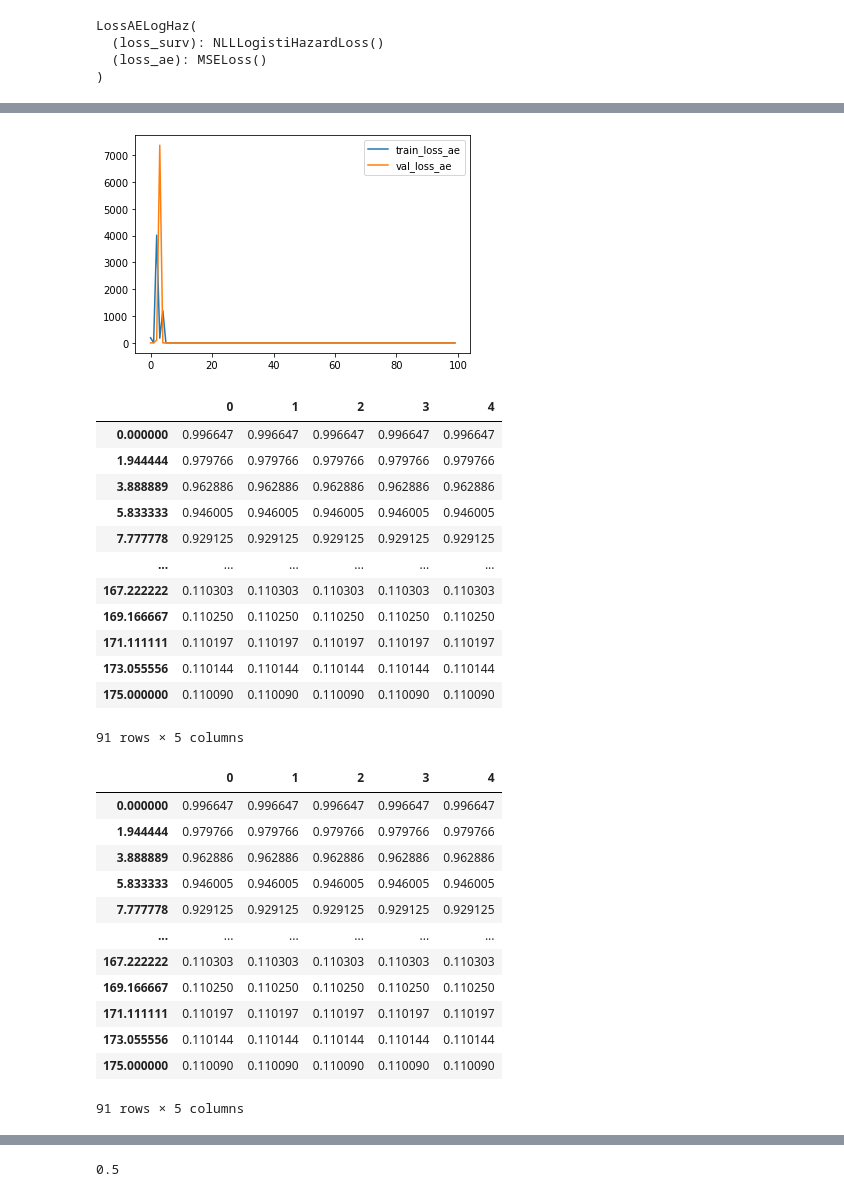
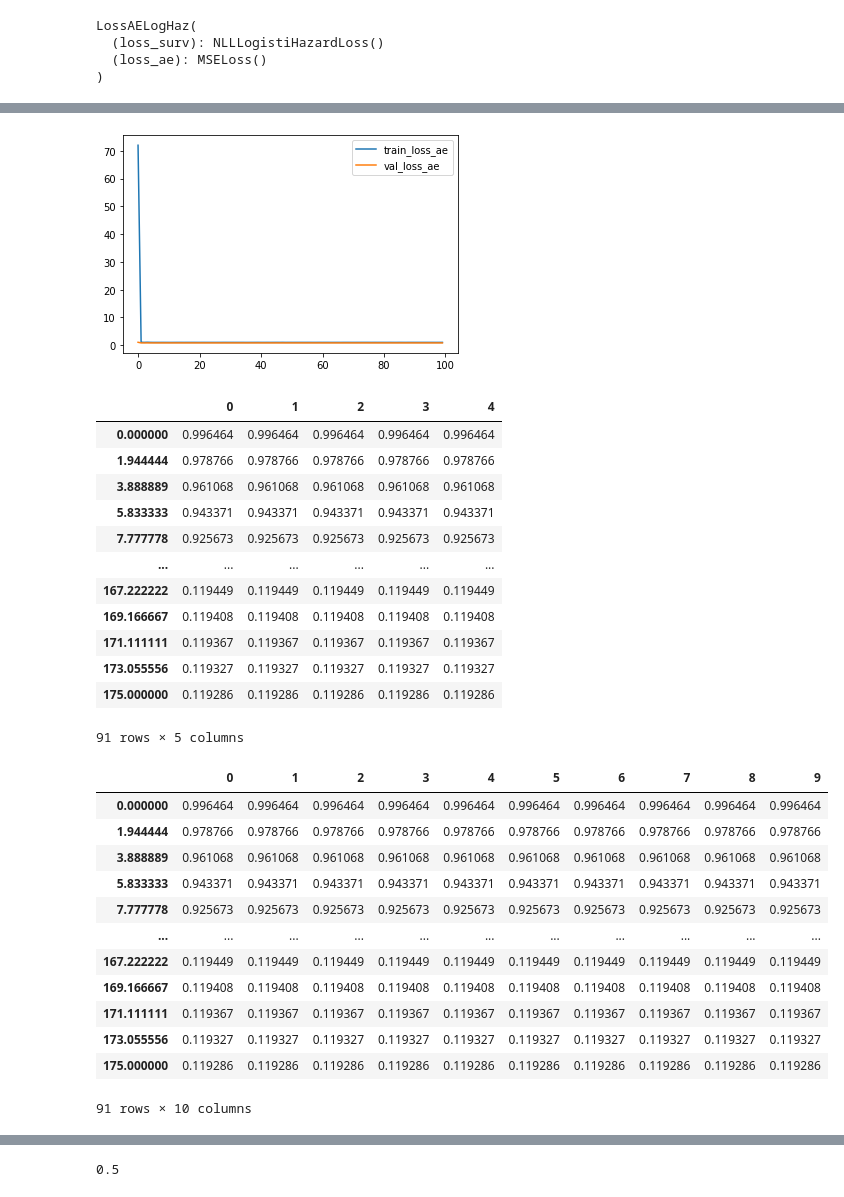
Before and after one commit to chunjie-sam-liu/Deeplatelet, a Jupyter notebook: analysis/08_AESurv.ipynb, the cells around one changed output, grey strips where cells are left out. Cells and saved outputs as stored; diff of their text form; code cells hidden in the pictures.

```diff
--- a/analysis/08_AESurv.ipynb
+++ b/analysis/08_AESurv.ipynb
@@ -157,7 +157,7 @@ drive.mount('/content/drive')
 # %% [output]
 Mounted at /content/drive
 # %%
-filepath="/content/drive/MyDrive/colab-data/total416.os.se.norm.feather"
+filepath="/content/drive/MyDrive/colab-data/total416.os.se.norm.coxph.feather"
 # %%
 # load data
 df_train, df_val, df_test1, df_test2 = load_data(filepath)
@@ -303,7 +303,7 @@ _ = res[['train_loss_surv', 'val_loss_surv']].plot()
 # %%
 _ = res[['train_loss_ae', 'val_loss_ae']].plot()
 # %% [output]
-[figure, old version]
+[figure, new version]
 # %%
 surv1 = model.interpolate(10).predict_surv_df(x_test1)
 surv2 = model.interpolate(10).predict_surv_df(x_test2)
@@ -311,34 +311,34 @@ surv2 = model.interpolate(10).predict_surv_df(x_test2)
 surv1.iloc[:, :5]
 # %% [output]
 |  | 0 | 1 | 2 | 3 | 4 |
-| 0.000000 | 0.996647 | 0.996647 | 0.996647 | 0.996647 | 0.996647 |
-| 1.944444 | 0.979766 | 0.979766 | 0.979766 | 0.979766 | 0.979766 |
-| 3.888889 | 0.962886 | 0.962886 | 0.962886 | 0.962886 | 0.962886 |
-| 5.833333 | 0.946005 | 0.946005 | 0.946005 | 0.946005 | 0.946005 |
-| 7.777778 | 0.929125 | 0.929125 | 0.929125 | 0.929125 | 0.929125 |
+| 0.000000 | 0.996464 | 0.996464 | 0.996464 | 0.996464 | 0.996464 |
+| 1.944444 | 0.978766 | 0.978766 | 0.978766 | 0.978766 | 0.978766 |
+| 3.888889 | 0.961068 | 0.961068 | 0.961068 | 0.961068 | 0.961068 |
+| 5.833333 | 0.943371 | 0.943371 | 0.943371 | 0.943371 | 0.943371 |
+| 7.777778 | 0.925673 | 0.925673 | 0.925673 | 0.925673 | 0.925673 |
 | ... | ... | ... | ... | ... | ... |
-| 167.222222 | 0.110303 | 0.110303 | 0.110303 | 0.110303 | 0.110303 |
-| 169.166667 | 0.110250 | 0.110250 | 0.110250 | 0.110250 | 0.110250 |
-| 171.111111 | 0.110197 | 0.110197 | 0.110197 | 0.110197 | 0.110197 |
-| 173.055556 | 0.110144 | 0.110144 | 0.110144 | 0.110144 | 0.110144 |
-| 175.000000 | 0.110090 | 0.110090 | 0.110090 | 0.110090 | 0.110090 |
+| 167.222222 | 0.119449 | 0.119449 | 0.119449 | 0.119449 | 0.119449 |
+| 169.166667 | 0.119408 | 0.119408 | 0.119408 | 0.119408 | 0.119408 |
+| 171.111111 | 0.119367 | 0.119367 | 0.119367 | 0.119367 | 0.119367 |
+| 173.055556 | 0.119327 | 0.119327 | 0.119327 | 0.119327 | 0.119327 |
+| 175.000000 | 0.119286 | 0.119286 | 0.119286 | 0.119286 | 0.119286 |
 91 rows × 5 columns
 # %%
-surv2.iloc[:, :5]
+surv2.iloc[:, :10]
 # %% [output]
-|  | 0 | 1 | 2 | 3 | 4 |
-| 0.000000 | 0.996647 | 0.996647 | 0.996647 | 0.996647 | 0.996647 |
-| 1.944444 | 0.979766 | 0.979766 | 0.979766 | 0.979766 | 0.979766 |
-| 3.888889 | 0.962886 | 0.962886 | 0.962886 | 0.962886 | 0.962886 |
-| 5.833333 | 0.946005 | 0.946005 | 0.946005 | 0.946005 | 0.946005 |
-| 7.777778 | 0.929125 | 0.929125 | 0.929125 | 0.929125 | 0.929125 |
-| ... | ... | ... | ... | ... | ... |
-| 167.222222 | 0.110303 | 0.110303 | 0.110303 | 0.110303 | 0.110303 |
-| 169.166667 | 0.110250 | 0.110250 | 0.110250 | 0.110250 | 0.110250 |
-| 171.111111 | 0.110197 | 0.110197 | 0.110197 | 0.110197 | 0.110197 |
-| 173.055556 | 0.110144 | 0.110144 | 0.110144 | 0.110144 | 0.110144 |
-| 175.000000 | 0.110090 | 0.110090 | 0.110090 | 0.110090 | 0.110090 |
+|  | 0 | 1 | 2 | 3 | 4 | 5 | 6 | 7 | 8 | 9 |
+| 0.000000 | 0.996464 | 0.996464 | 0.996464 | 0.996464 | 0.996464 | 0.996464 | 0.996464 | 0.996464 | 0.996464 | 0.996464 |
+| 1.944444 | 0.978766 | 0.978766 | 0.978766 | 0.978766 | 0.978766 | 0.978766 | 0.978766 | 0.978766 | 0.978766 | 0.978766 |
+| 3.888889 | 0.961068 | 0.961068 | 0.961068 | 0.961068 | 0.961068 | 0.961068 | 0.961068 | 0.961068 | 0.961068 | 0.961068 |
+| 5.833333 | 0.943371 | 0.943371 | 0.943371 | 0.943371 | 0.943371 | 0.943371 | 0.943371 | 0.943371 | 0.943371 | 0.943371 |
+| 7.777778 | 0.925673 | 0.925673 | 0.925673 | 0.925673 | 0.925673 | 0.925673 | 0.925673 | 0.925673 | 0.925673 | 0.925673 |
+| ... | ... | ... | ... | ... | ... | ... | ... | ... | ... | ... |
+| 167.222222 | 0.119449 | 0.119449 | 0.119449 | 0.119449 | 0.119449 | 0.119449 | 0.119449 | 0.119449 | 0.119449 | 0.119449 |
+| 169.166667 | 0.119408 | 0.119408 | 0.119408 | 0.119408 | 0.119408 | 0.119408 | 0.119408 | 0.119408 | 0.119408 | 0.119408 |
+| 171.111111 | 0.119367 | 0.119367 | 0.119367 | 0.119367 | 0.119367 | 0.119367 | 0.119367 | 0.119367 | 0.119367 | 0.119367 |
+| 173.055556 | 0.119327 | 0.119327 | 0.119327 | 0.119327 | 0.119327 | 0.119327 | 0.119327 | 0.119327 | 0.119327 | 0.119327 |
+| 175.000000 | 0.119286 | 0.119286 | 0.119286 | 0.119286 | 0.119286 | 0.119286 | 0.119286 | 0.119286 | 0.119286 | 0.119286 |
-91 rows × 5 columns
+91 rows × 10 columns
 # %%
 surv1.iloc[:, :1].plot(drawstyle='steps-post')
 plt.ylabel('S(t | x)')
```
Also changed, not shown: parts of 19 cells of this notebook.
